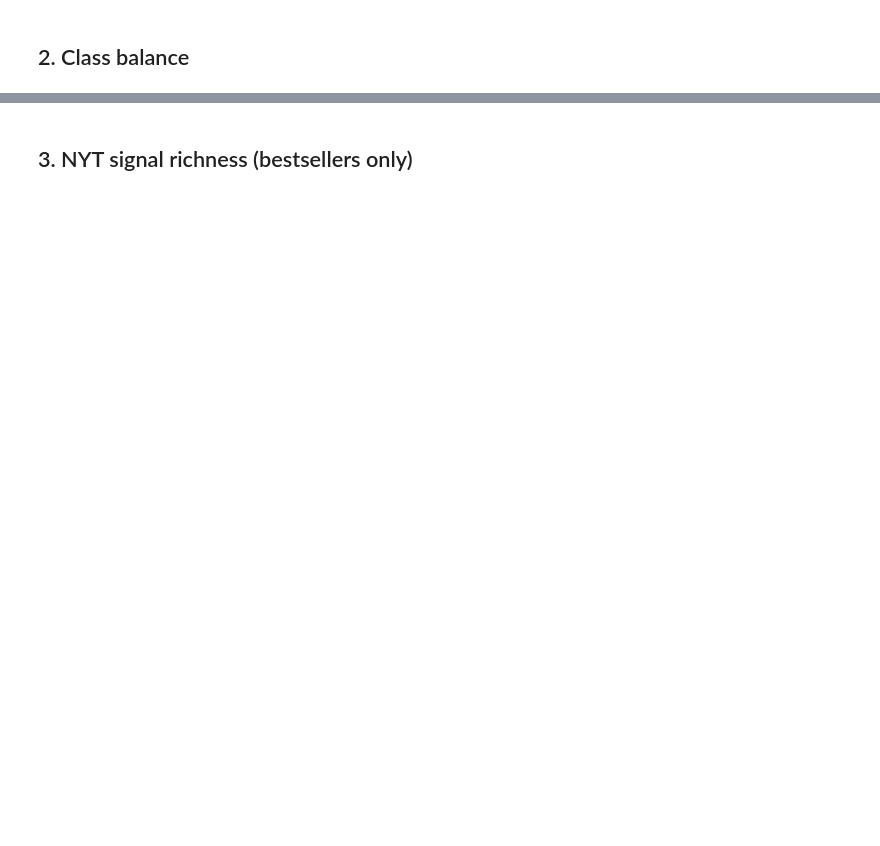
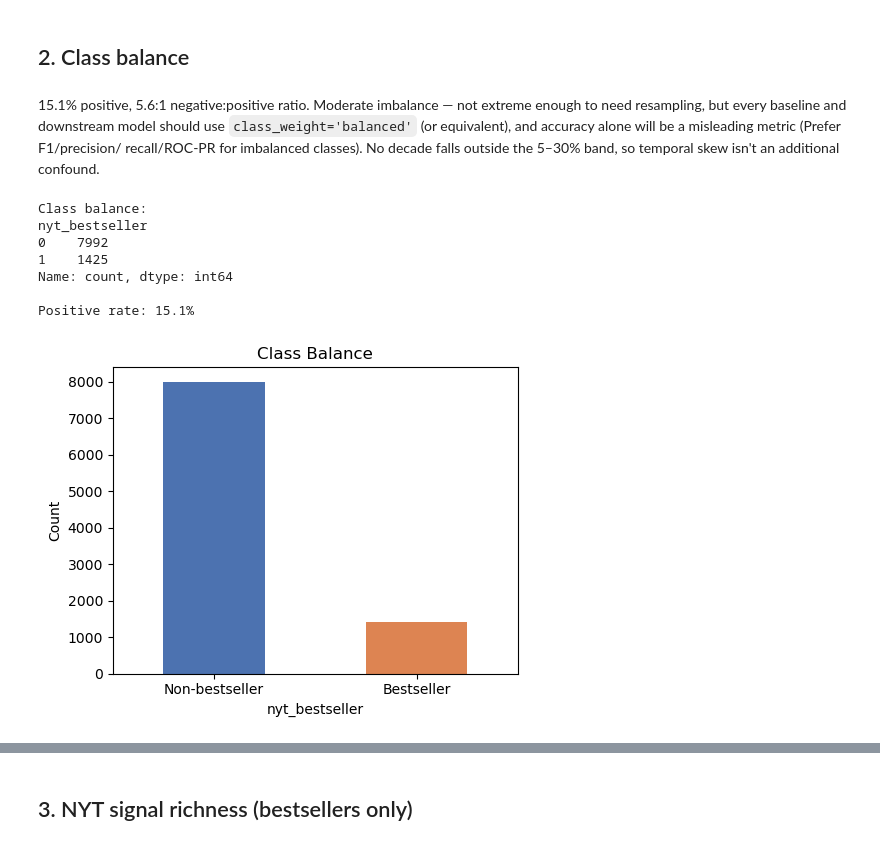
Before and after one commit to Erdos-Projects/summer26-book-commercial-success, a Jupyter notebook: notebooks/01_target_definition.ipynb, the cells around one changed output, grey strips where cells are left out. Saved outputs shown, nothing was run; the diff lists cells and outputs as text; code cells hidden in the pictures; blank space fills up the shorter version.

```diff
--- a/notebooks/01_target_definition.ipynb
+++ b/notebooks/01_target_definition.ipynb
@@ -41,10 +61,32 @@ print(df['match_method'].value_counts())
 # %% [markdown]
 ## 2. Class balance
+# %% [markdown]
+15.1% positive, 5.6:1 negative:positive ratio. Moderate imbalance — not extreme enough to need
+resampling, but every baseline and downstream model should use `class_weight='balanced'` (or
+equivalent), and accuracy alone will be a misleading metric (Prefer F1/precision/
+recall/ROC-PR for imbalanced classes). No decade falls outside the 5–30% band, so temporal skew
+isn't an additional confound.
 # %%
 # Overall class balance
 counts = df['nyt_bestseller'].value_counts().reindex([0, 1])
 print('Class balance:')
 print(counts)
 print(f'\nPositive rate: {df["nyt_bestseller"].mean()*100:.1f}%')
 
-# TODO: bar chart — non-bestseller vs bestseller count
+# Bar chart — non-bestseller vs bestseller count
+fig, ax = plt.subplots(figsize=(5, 4))
+counts.plot(kind='bar', ax=ax, color=['#4C72B0', '#DD8452'])
+ax.set_xticklabels(['Non-bestseller', 'Bestseller'], rotation=0)
+ax.set_ylabel('Count')
+ax.set_title('Class Balance')
+plt.tight_layout()
+plt.show()
+# %% [output]
+Class balance:
+nyt_bestseller
+0    7992
+1    1425
+Name: count, dtype: int64
+
+Positive rate: 15.1%
+[figure, added]
```
Also changed, not shown: parts of 14 cells of this notebook, 11 other files.
